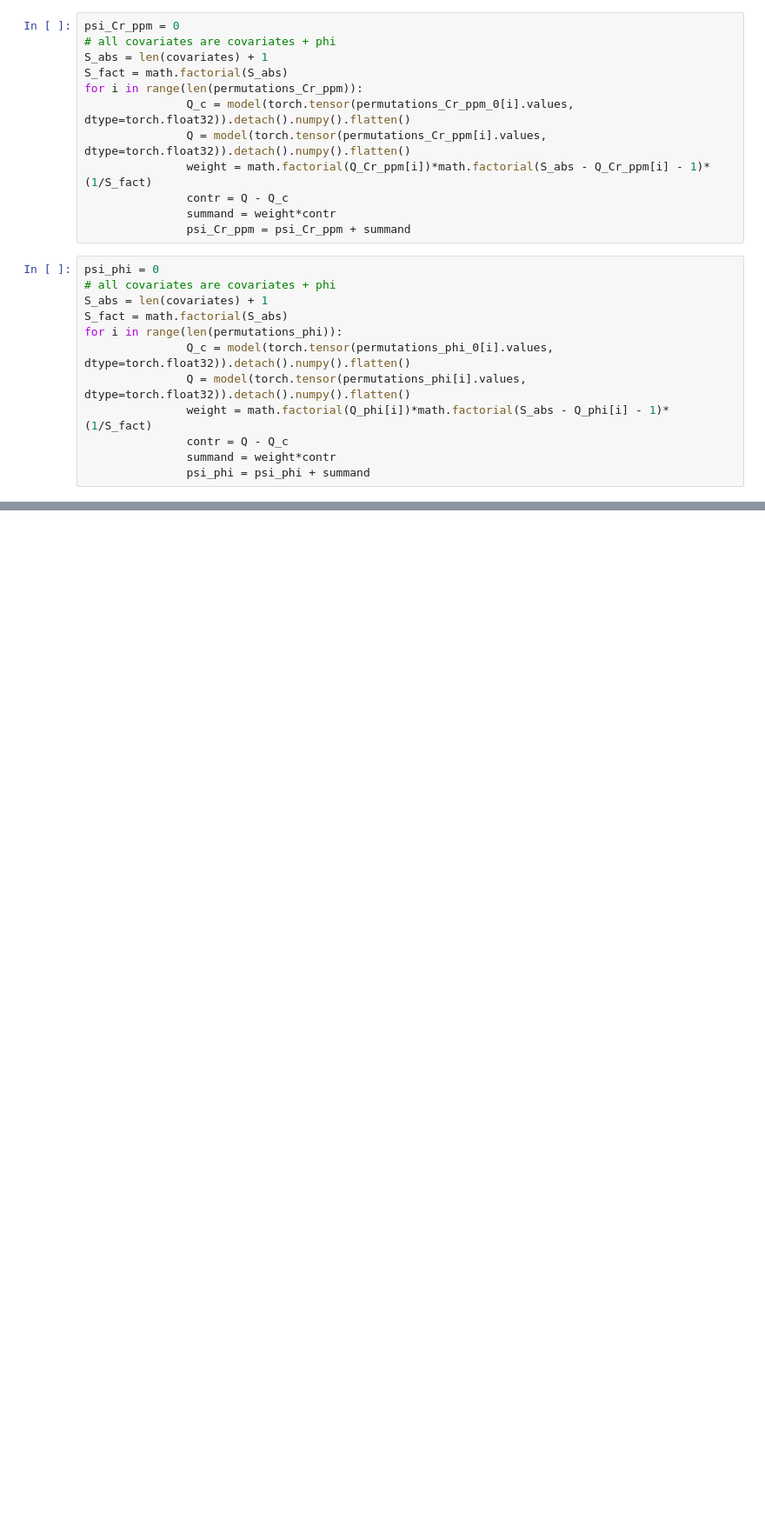
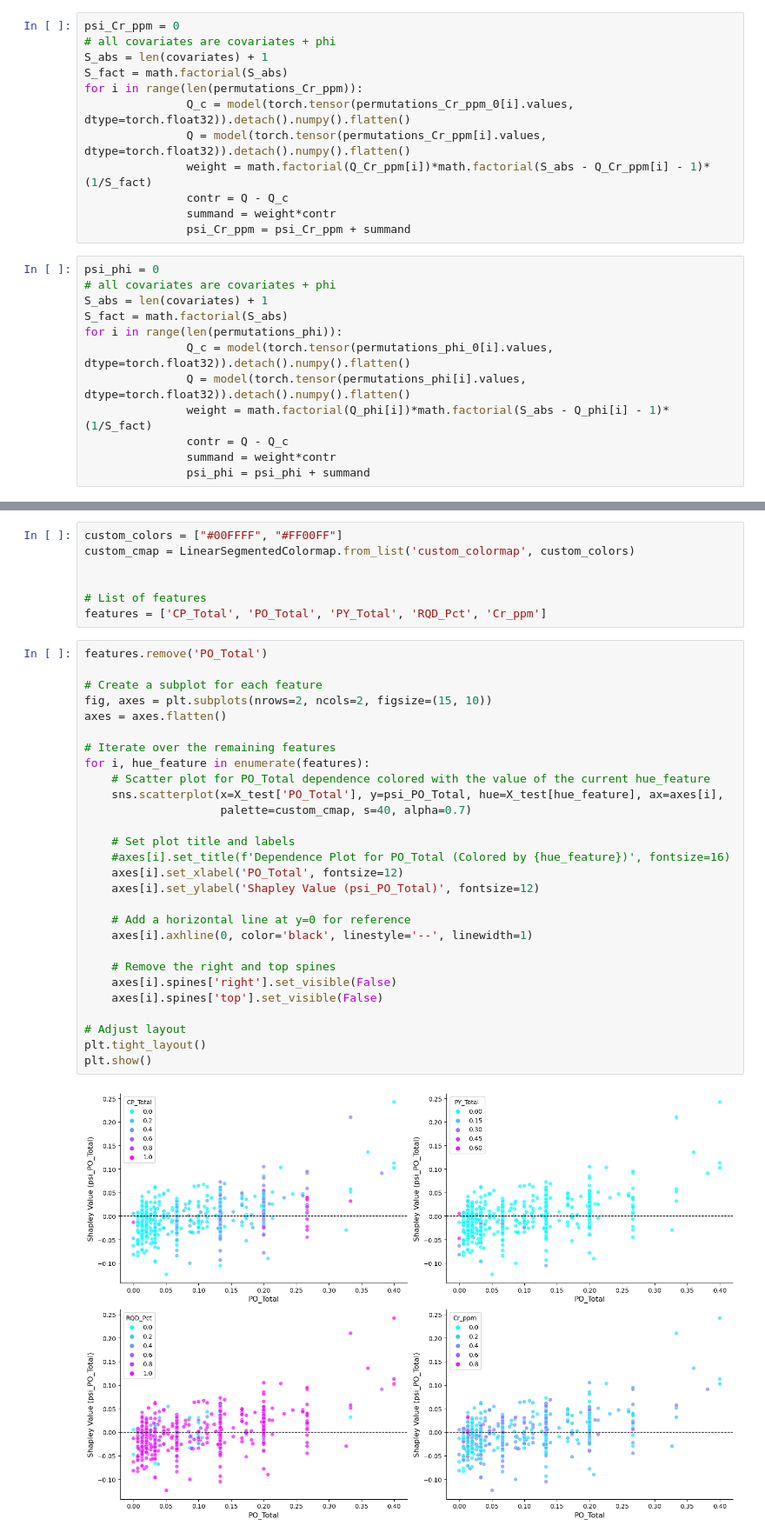
Before and after one commit to Fabian-Leal/PhD-Thesis---Incorporating-Deep-Learning-into-Statistical-Models-for-Spatial-Interpolation, a Jupyter notebook: Paper 3 PhD BNNs for multivariate predictions/DeepKriging/Explanations/Explanations.ipynb, the cells around one changed output, grey strips where cells are left out. Shown at 87% size. Saved outputs shown, nothing was run; the diff lists cells and outputs as text; blank space fills up the shorter version.

```diff
--- a/Paper 3 PhD BNNs for multivariate predictions/DeepKriging/Explanations/Explanations.ipynb
+++ b/Paper 3 PhD BNNs for multivariate predictions/DeepKriging/Explanations/Explanations.ipynb
@@ -687,3 +582,40 @@ plt.show()
+# %%
+custom_colors = ["#00FFFF", "#FF00FF"]
+custom_cmap = LinearSegmentedColormap.from_list('custom_colormap', custom_colors)
+
+
+# List of features
+features = ['CP_Total', 'PO_Total', 'PY_Total', 'RQD_Pct', 'Cr_ppm']
+# %%
+features.remove('PO_Total')
+
+# Create a subplot for each feature
+fig, axes = plt.subplots(nrows=2, ncols=2, figsize=(15, 10))
+axes = axes.flatten()
+
+# Iterate over the remaining features
+for i, hue_feature in enumerate(features):
+    # Scatter plot for PO_Total dependence colored with the value of the current hue_feature
+    sns.scatterplot(x=X_test['PO_Total'], y=psi_PO_Total, hue=X_test[hue_feature], ax=axes[i],
+                    palette=custom_cmap, s=40, alpha=0.7)
+
+    # Set plot title and labels
+    #axes[i].set_title(f'Dependence Plot for PO_Total (Colored by {hue_feature})', fontsize=16)
+    axes[i].set_xlabel('PO_Total', fontsize=12)
+    axes[i].set_ylabel('Shapley Value (psi_PO_Total)', fontsize=12)
+
+    # Add a horizontal line at y=0 for reference
+    axes[i].axhline(0, color='black', linestyle='--', linewidth=1)
+
+    # Remove the right and top spines
+    axes[i].spines['right'].set_visible(False)
+    axes[i].spines['top'].set_visible(False)
+
+# Adjust layout
+plt.tight_layout()
+plt.show()
+# %% [output]
+[figure, added]
 # %%
 import plotly.graph_objects as go
 import pandas as pd
```
Also changed, not shown: parts of 11 cells of this notebook, 7 other files.
